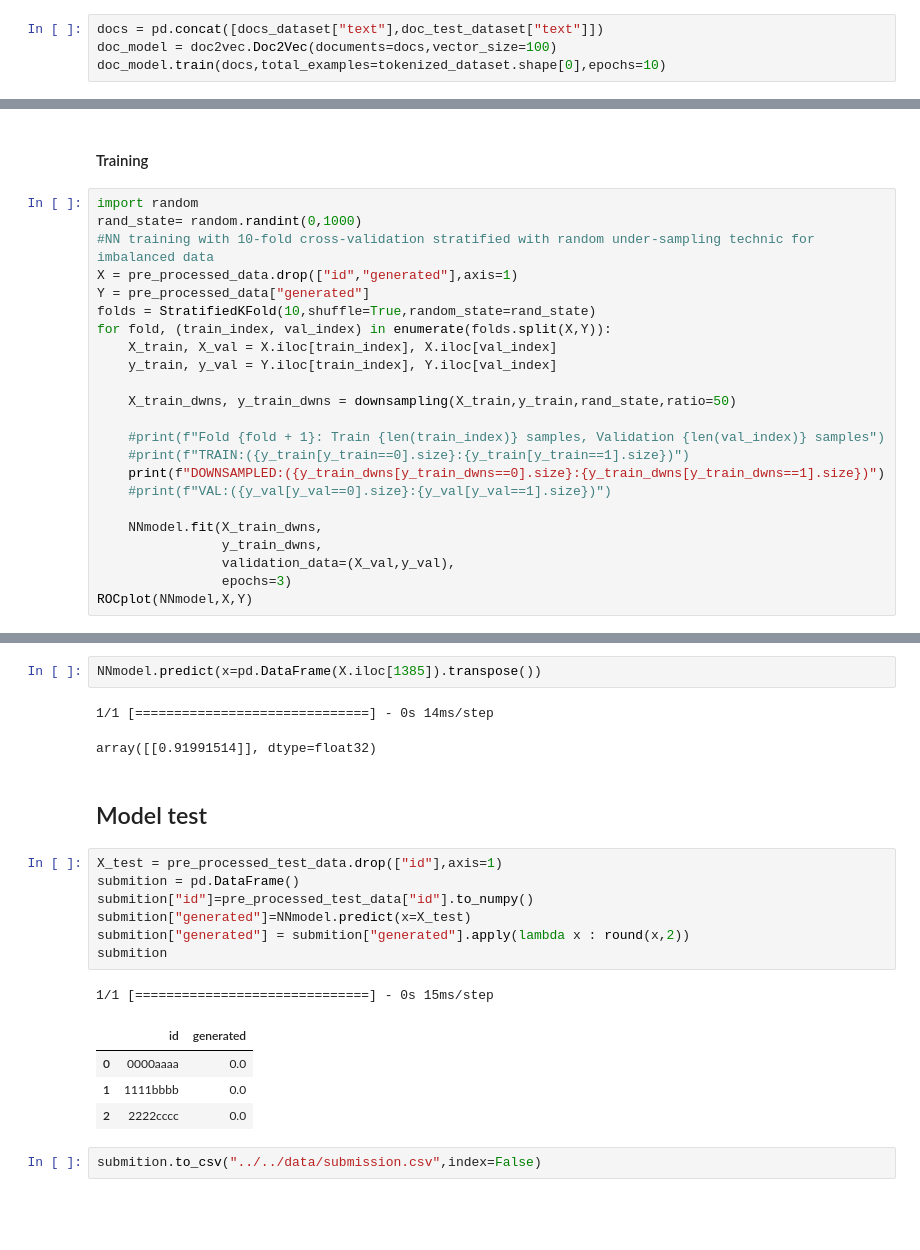
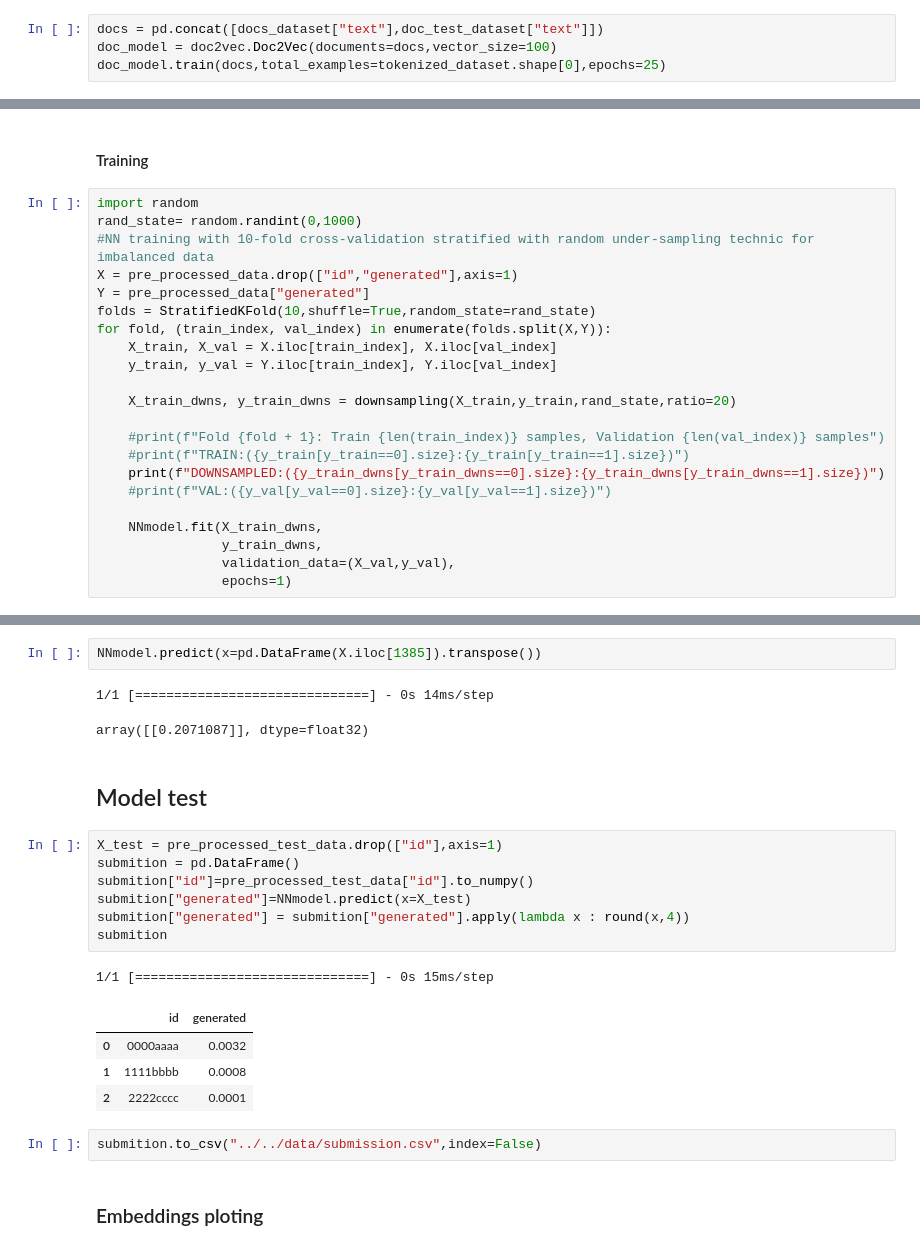
Before and after one commit to MrtC101/ia-2-uncuyo-2023, a Jupyter notebook: source/LLMDetect/main.ipynb, the cells around one changed output, grey strips where cells are left out. Drawn from its saved outputs; the diff is of its cells as text; blank space fills up the shorter version.

```diff
--- a/source/LLMDetect/main.ipynb
+++ b/source/LLMDetect/main.ipynb
@@ -374,7 +387,7 @@ Name: text, Length: 1400, dtype: object
 # %%
 docs = pd.concat([docs_dataset["text"],doc_test_dataset["text"]])
 doc_model = doc2vec.Doc2Vec(documents=docs,vector_size=100)
-doc_model.train(docs,total_examples=tokenized_dataset.shape[0],epochs=10)
+doc_model.train(docs,total_examples=tokenized_dataset.shape[0],epochs=25)
 # %%
 doc_model.dv[0]
 # %% [output]
@@ -635,7 +648,7 @@ for fold, (train_index, val_index) in enumerate(folds.split(X,Y)):
     X_train, X_val = X.iloc[train_index], X.iloc[val_index]
     y_train, y_val = Y.iloc[train_index], Y.iloc[val_index]
 
-    X_train_dwns, y_train_dwns = downsampling(X_train,y_train,rand_state,ratio=50)
+    X_train_dwns, y_train_dwns = downsampling(X_train,y_train,rand_state,ratio=20)
 
     #print(f"Fold {fold + 1}: Train {len(train_index)} samples, Validation {len(val_index)} samples")
     #print(f"TRAIN:({y_train[y_train==0].size}:{y_train[y_train==1].size})")
@@ -645,6 +658,5 @@ for fold, (train_index, val_index) in enumerate(folds.split(X,Y)):
     NNmodel.fit(X_train_dwns,
                 y_train_dwns,
                 validation_data=(X_val,y_val),
-                epochs=3)
-ROCplot(NNmodel,X,Y)
+                epochs=1)
 # %% [output]
@@ -677,21 +694,23 @@ array([[1374,    4],
 NNmodel.predict(x=pd.DataFrame(X.iloc[1385]).transpose())
 # %% [output]
 1/1 [==============================] - 0s 14ms/step
-array([[0.91991514]], dtype=float32)
+array([[0.2071087]], dtype=float32)
 # %% [markdown]
 ## Model test
 # %%
 X_test = pre_processed_test_data.drop(["id"],axis=1)
 submition = pd.DataFrame()
 submition["id"]=pre_processed_test_data["id"].to_numpy()
 submition["generated"]=NNmodel.predict(x=X_test)
-submition["generated"] = submition["generated"].apply(lambda x : round(x,2))
+submition["generated"] = submition["generated"].apply(lambda x : round(x,4))
 submition
 # %% [output]
 1/1 [==============================] - 0s 15ms/step
 |  | id | generated |
-| 0 | 0000aaaa | 0.0 |
-| 1 | 1111bbbb | 0.0 |
-| 2 | 2222cccc | 0.0 |
+| 0 | 0000aaaa | 0.0032 |
+| 1 | 1111bbbb | 0.0008 |
+| 2 | 2222cccc | 0.0001 |
 # %%
 submition.to_csv("../../data/submission.csv",index=False)
+# %% [markdown]
+### Embeddings ploting
```
Also changed, not shown: parts of 14 cells of this notebook, 2 other files.
